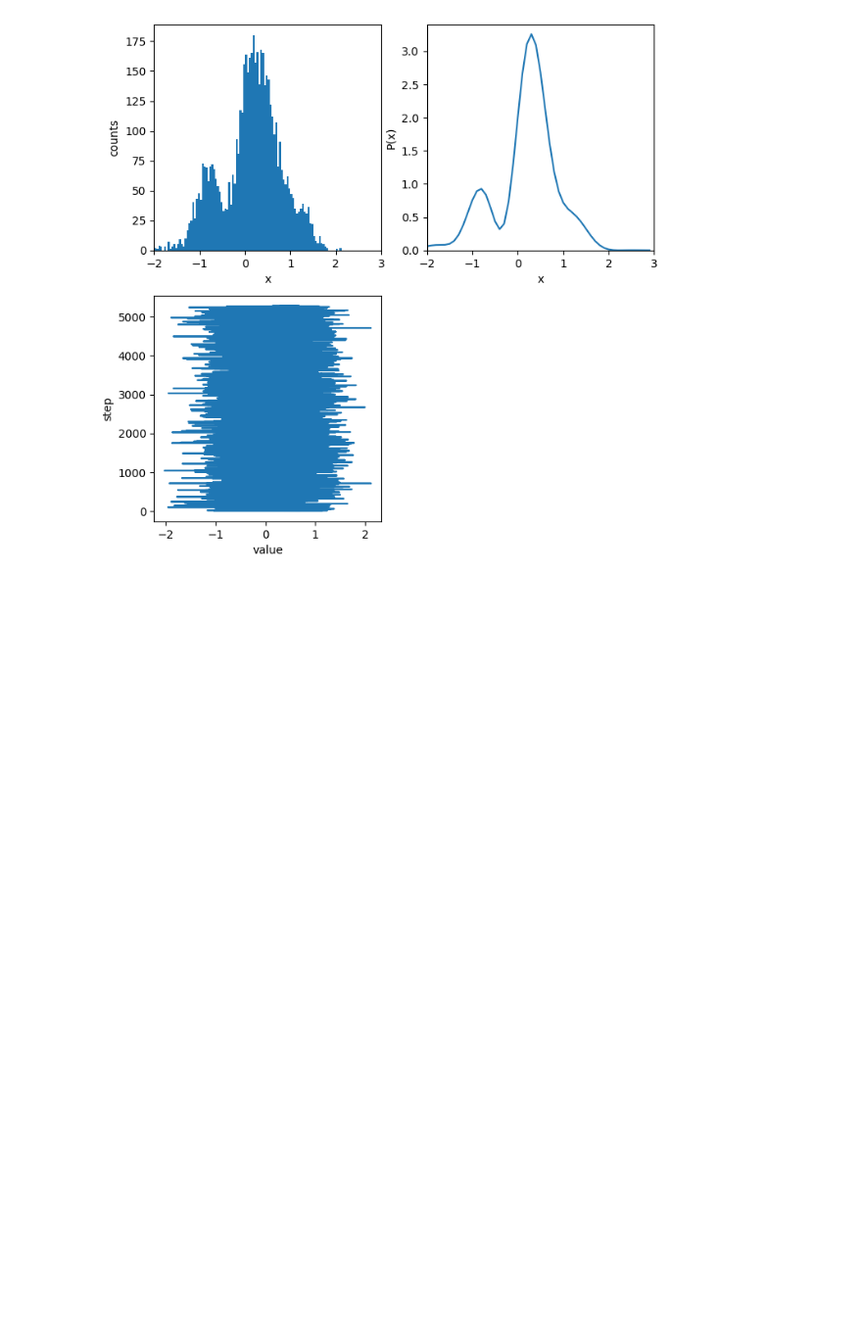
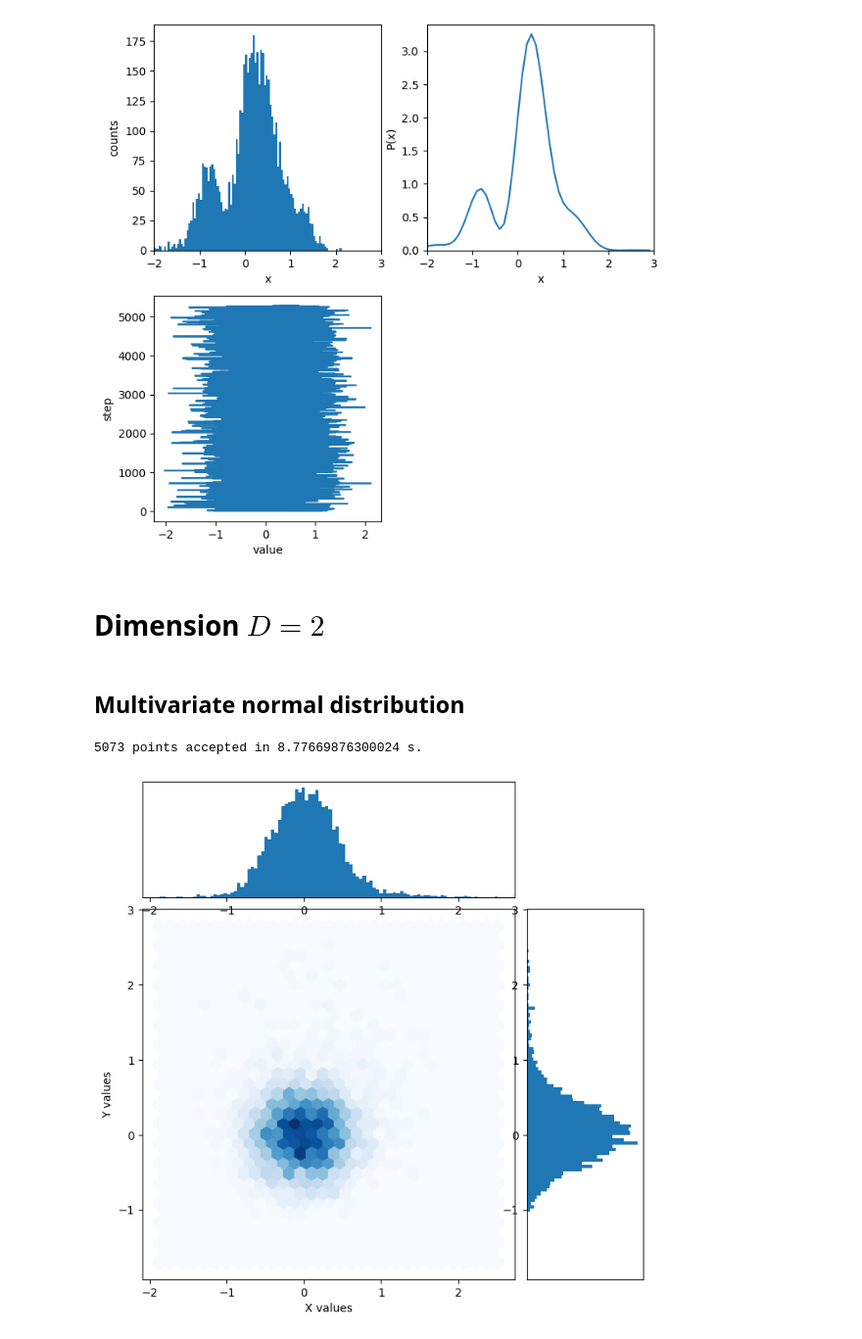
Before and after one commit to mehrrero/MCMC, a Jupyter notebook: demo.ipynb, the cells around one changed output. Shown at 98% size. Cells and saved outputs as stored; diff of their text form; code cells hidden in the pictures; blank space fills up the shorter version.

```diff
--- a/demo.ipynb
+++ b/demo.ipynb
@@ -93,3 +95,62 @@ ax3.set_ylabel('step')
 plt.show()
 # %% [output]
 [figure]
+# %% [markdown]
+# Dimension $D=2$
+# %% [markdown]
+## Multivariate normal distribution
+# %%
+@jit
+def P(x):
+
+    D=x.shape[0]
+    cov = 0.1*jnp.array([[1,0],[0,1]])
+    detcov = jnp.linalg.det(cov)
+    invcov = jnp.linalg.inv(cov)
+    mu = jnp.array([0,0])
+
+    expo = jnp.matmul(jnp.transpose(x-mu), jnp.matmul(invcov,(x-mu)  ) )
+
+    p = 1/(2*jnp.pi)**(D/2) * 1/jnp.sqrt(detcov) * jnp.exp(-1/2*expo)
+
+    return p
+# %%
+x0 = jnp.array([1,3])
+sampler_p = mc.Metro_Has(P,x0.shape[0])
+# %%
+u_p = sampler_p.sample(x0, 5000, burn = 5, lag = 20)
+# %% [output]
+5073 points accepted in 8.77669876300024 s.
+# %%
+# Sample x and y data
+x = u_p[:,0]  # Replace with your x values
+y = u_p[:,1]  # Replace with your y values
+
+# Set up figure and layout
+fig = plt.figure(figsize=(8, 8))  # Set figure size (width, height)
+gs = gridspec.GridSpec(4, 4, wspace=0.1, hspace=0.1)  # Define grid with small spacing
+
+# Density heatmap in the center
+ax_main = fig.add_subplot(gs[1:4, 0:3])
+hb = ax_main.hexbin(x, y, gridsize=30, cmap="Blues")  # or use plt.hist2d(x, y, bins=30, cmap="Blues")
+ax_main.set_xlabel('X values')
+ax_main.set_ylabel('Y values')
+
+# Histogram for x (top marginal)
+ax_x = fig.add_subplot(gs[0, 0:3], sharex=ax_main)
+ax_x.hist(x, bins=100, orientation="vertical")
+ax_x.set_yticks([])  # Hide y-axis ticks for the marginal histogram
+
+ax_x.set_xlim(ax_main.get_xlim())  # Match x-axis limits
+
+# Histogram for y (right marginal)
+ax_y = fig.add_subplot(gs[1:4, 3], sharey=ax_main)
+ax_y.hist(y, bins=100, orientation="horizontal")
+ax_y.set_xticks([])  # Hide x-axis ticks for the marginal histogram
+
+ax_y.set_ylim(ax_main.get_ylim())  # Match y-axis limits
+
+# Show the plot
+plt.show()
+# %% [output]
+[figure, added]
```
Also changed, not shown: parts of 11 cells of this notebook, 2 other files.
